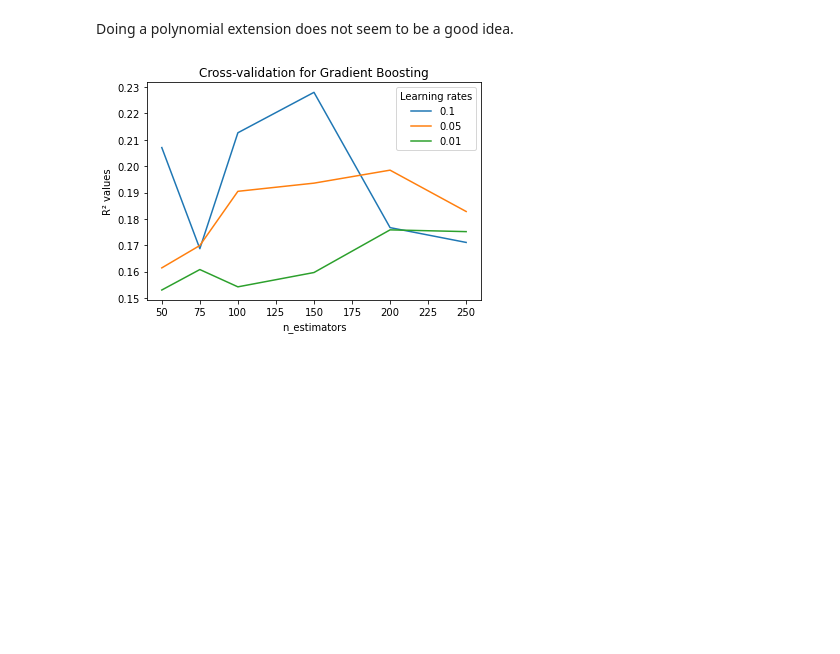
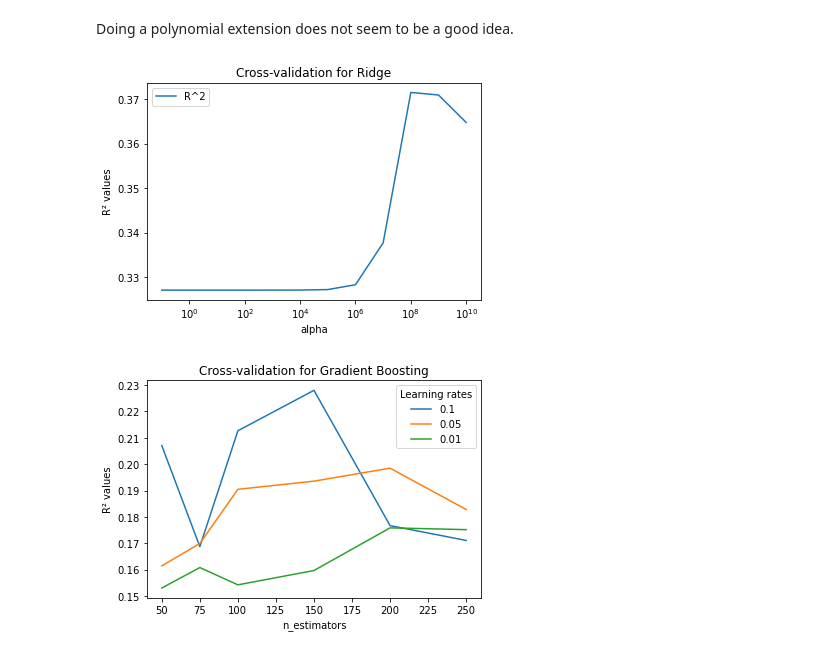
Before and after one commit to epfl-ada/ada-2020-project-milestone-p3-p3_kali, a Jupyter notebook: P4.ipynb, the cells around one changed output. Cells and saved outputs as stored; diff of their text form; code cells hidden in the pictures; blank space fills up the shorter version.

```diff
--- a/P4.ipynb
+++ b/P4.ipynb
@@ -337,5 +361,14 @@ plt.savefig('CrossValRidge.png')
 # %% [markdown]
 Doing a polynomial extension does not seem to be a good idea.
+# %%
+values_rr.set_index('alpha').plot()
+plt.title("Cross-validation for Ridge")
+plt.xlabel('alpha')
+plt.ylabel('R\u00b2 values')
+plt.xscale('log')
+plt.savefig('CrossValRidge.png')
+# %% [output]
+[figure, added]
 # %%
 for lr in learning_rates :
     values_gbr[values_gbr['learning_rate'] == lr].set_index('n_estimators')['R^2'].plot(label = str(lr))
```
Also changed, not shown: parts of 7 cells of this notebook, 2 other files.
